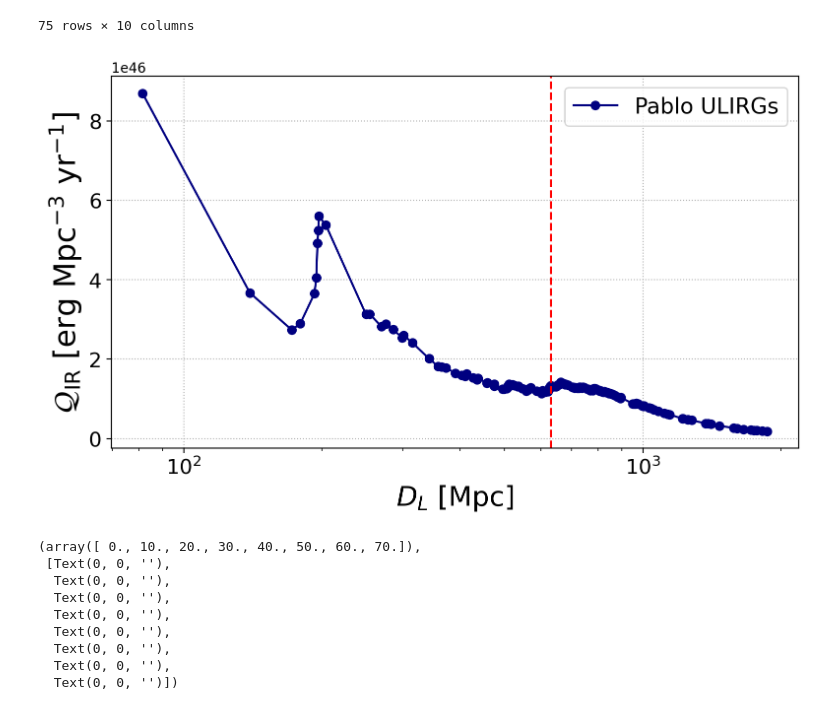
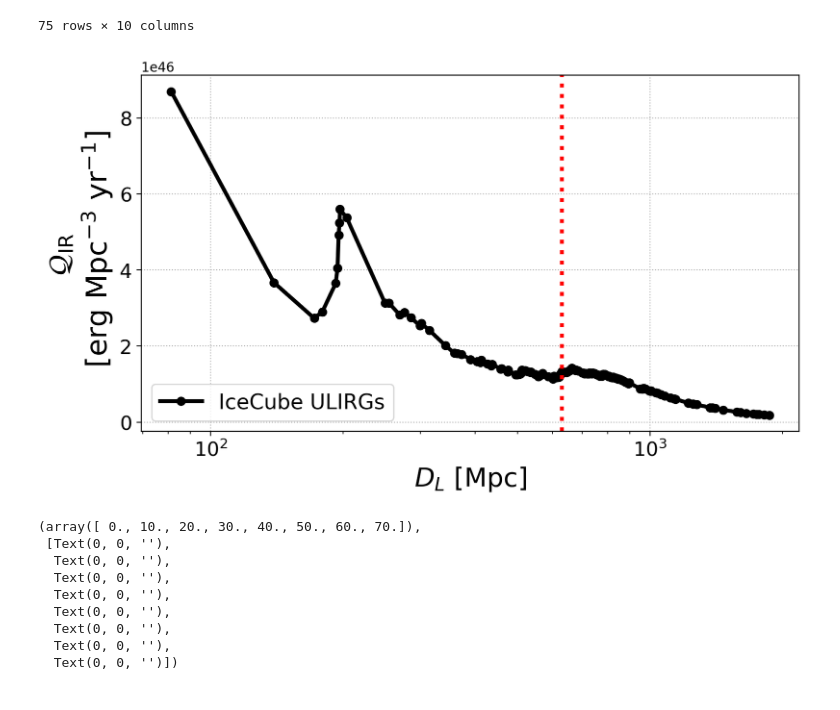
Before and after one commit to YarnoMerckx/diffuse-neutrino-flux-u-lirgs, a Jupyter notebook: diffuse_ulirg_prediction.ipynb, the cells around one changed output. Saved outputs shown, nothing was run; the diff lists cells and outputs as text; code cells hidden in the pictures.

```diff
--- a/diffuse_ulirg_prediction.ipynb
+++ b/diffuse_ulirg_prediction.ipynb
@@ -162,17 +162,17 @@ diff = [QIR(d)[0] for d in data.sort_values(by = 'distance')['distance'].values]
 # %%
 plt.figure(figsize=(9,5),dpi=200)
 
-plt.plot(data.sort_values(by = 'distance')['distance'].values,diff,'o-',c='navy',label= 'Pablo ULIRGs')
-plt.axvline(x = 630,c='red',ls='dashed')
-plt.ylabel('$\\mathcal{Q}_{\\mathrm{IR}}$ [erg Mpc$^{-3}$ yr$^{-1}$]', fontsize = 22)
+plt.plot(data.sort_values(by = 'distance')['distance'].values,diff,c = 'k', marker = 'o',ls = '-',label = 'IceCube ULIRGs',linewidth =3)
+plt.axvline(x = 630,c='red',ls='dotted',lw=3)
+plt.ylabel('$\\mathcal{Q}_{\\mathrm{IR}}$ \n [erg Mpc$^{-3}$ yr$^{-1}$]', fontsize = 22)
 plt.legend(fontsize = 16)
 plt.xlabel('$D_L$ [Mpc]',fontsize = 20)
 plt.xticks(fontsize = 15)
 plt.yticks(fontsize = 15)
 plt.grid(ls ='dotted')
 plt.xscale('log')
 # %% [output]
-[figure, old version]
+[figure, new version]
 # %%
 plt.figure(figsize=(9,5),dpi=200)
 
```
Also changed, not shown: parts of 1 cell of this notebook, 1 other file.
